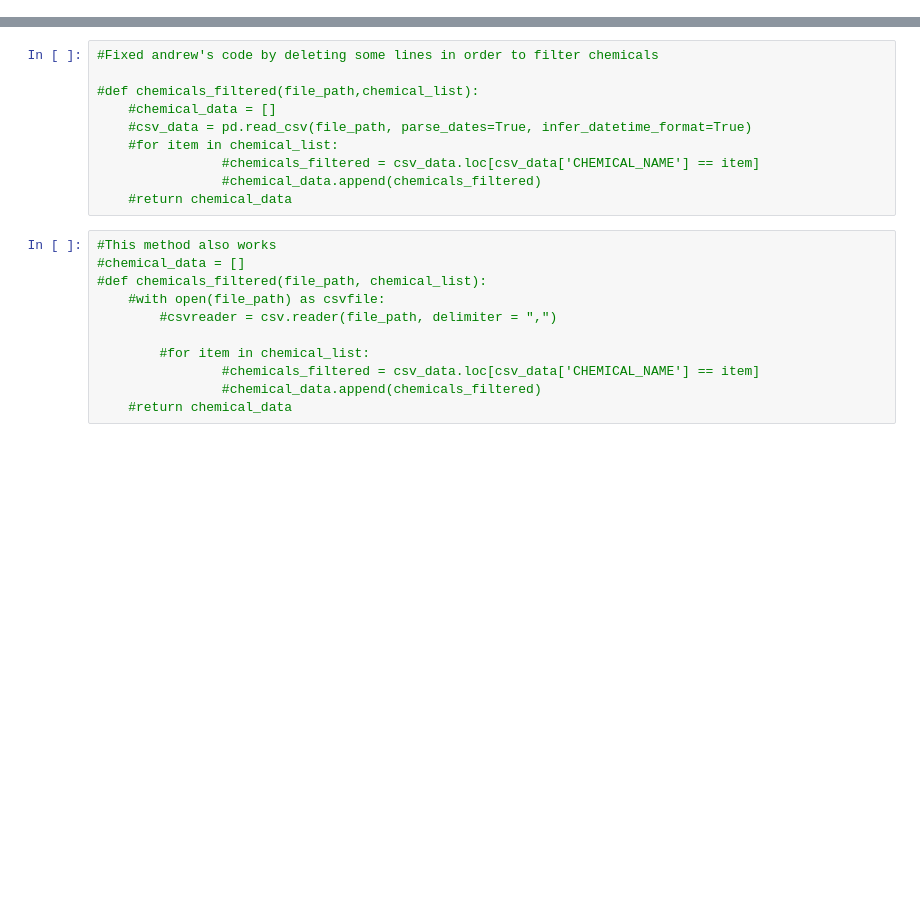
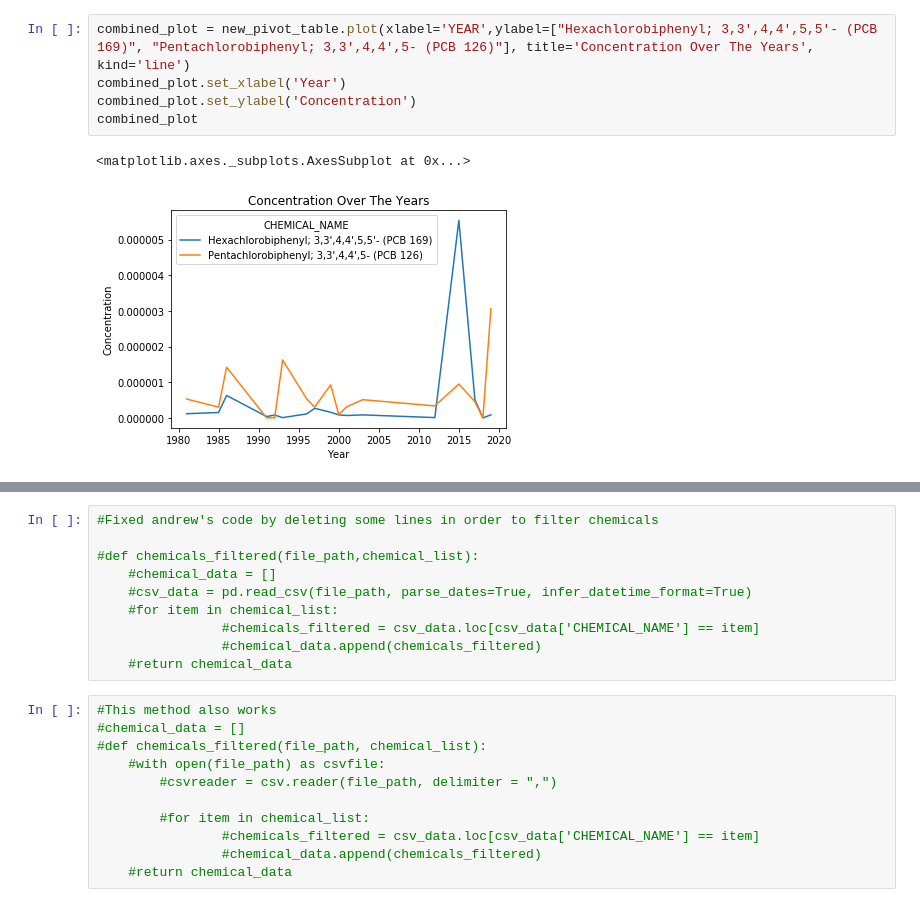
Before and after one commit to kxh3/environmental_contamination, a Jupyter notebook: notebooks/krista.ipynb, the cells around one changed output, grey strips where cells are left out. Drawn from its saved outputs; the diff is of its cells as text; blank space fills up the shorter version.

```diff
--- a/notebooks/krista.ipynb
+++ b/notebooks/krista.ipynb
@@ -76,0 +148,8 @@ ValueError:
+# %%
+combined_plot = new_pivot_table.plot(xlabel='YEAR',ylabel=["Hexachlorobiphenyl; 3,3',4,4',5,5'- (PCB 169)", "Pentachlorobiphenyl; 3,3',4,4',5- (PCB 126)"], title='Concentration Over The Years', kind='line')
+combined_plot.set_xlabel('Year')
+combined_plot.set_ylabel('Concentration')
+combined_plot
+# %% [output]
+<matplotlib.axes._subplots.AxesSubplot at 0x...>
+[figure, added]
```
Also changed, not shown: parts of 22 cells of this notebook, 1 other file.
